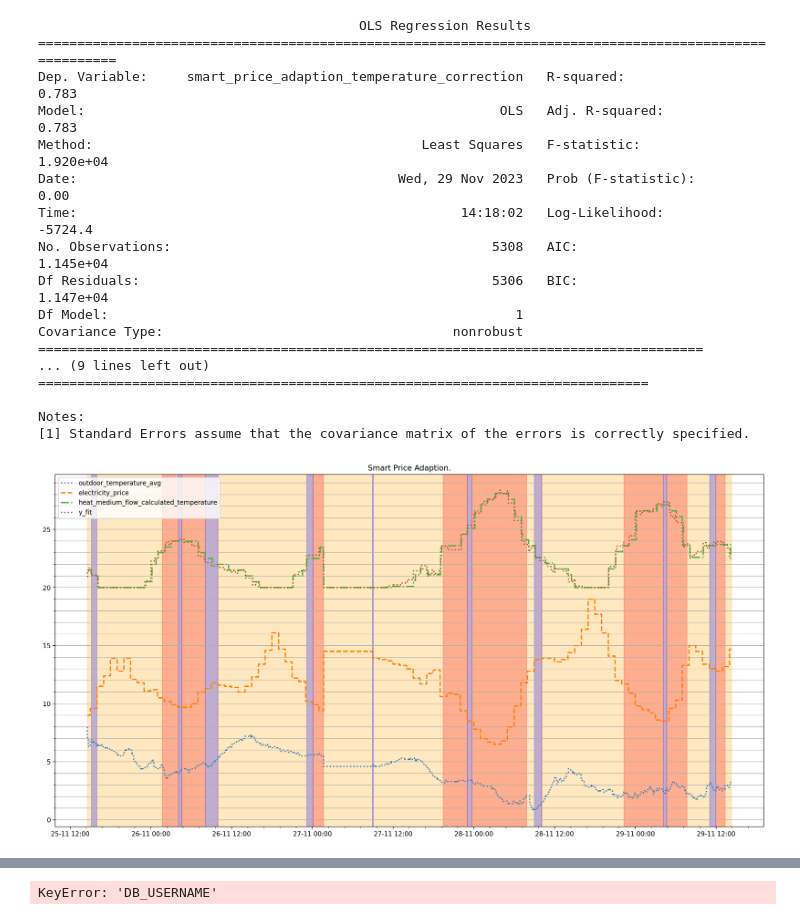
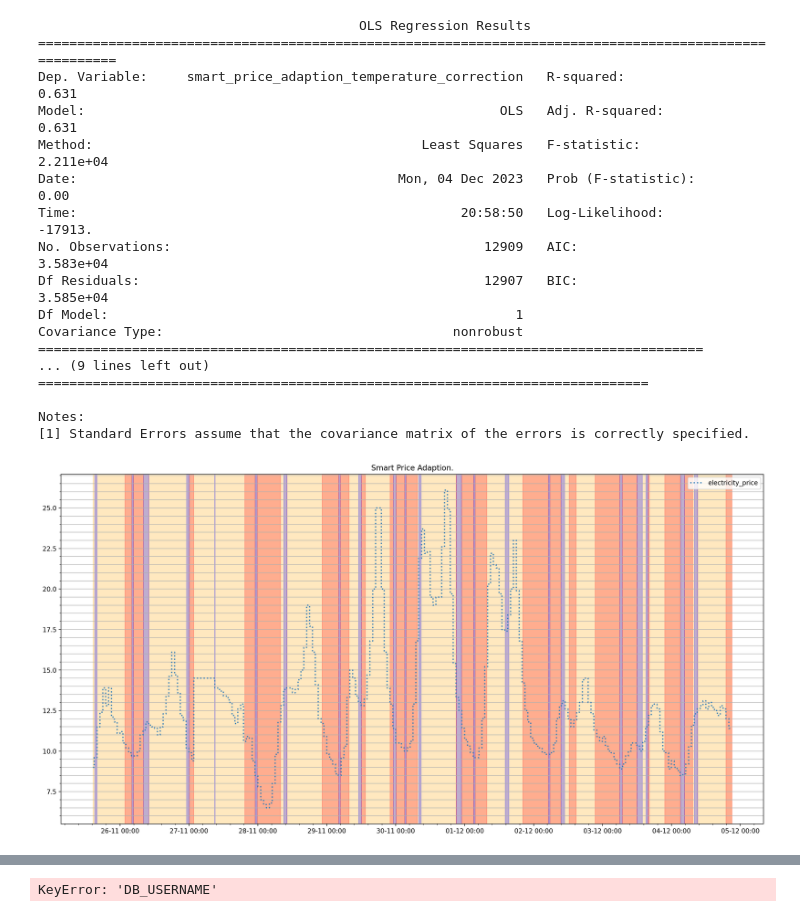
Before and after one commit to bas-vonk/enlighted, a Jupyter notebook: analytics.ipynb, the cells around one changed output, grey strips where cells are left out. Drawn from its saved outputs; the diff is of its cells as text; code cells hidden in the pictures.

```diff
--- a/analytics.ipynb
+++ b/analytics.ipynb
@@ -35,7 +35,7 @@ pd.set_option('display.max_columns', None)
 pd.set_option('display.max_rows', None)
 # %%
 # Load the parameter dictionary
-with open("minimal_footprint/integrations/nibe/F1255PCv2.json") as f:
+with open("backend/minimal_footprint/integrations/nibe/F1255PCv2.json") as f:
     parameter_dict = json.load(f)
     parameter_list = parameter_dict['settings'] + parameter_dict['system_values'] + parameter_dict['sensors']
     parameters = {parameter['parameter_id']: parameter for parameter in parameter_list}
@@ -179,13 +179,13 @@ print(model.summary())
 # %% [output]
                                          OLS Regression Results
 =======================================================================================================
-Dep. Variable:     smart_price_adaption_temperature_correction   R-squared:                       0.783
-Model:                                                     OLS   Adj. R-squared:                  0.783
-Method:                                          Least Squares   F-statistic:                 1.920e+04
-Date:                                         Wed, 29 Nov 2023   Prob (F-statistic):               0.00
-Time:                                                 14:18:02   Log-Likelihood:                -5724.4
-No. Observations:                                         5308   AIC:                         1.145e+04
-Df Residuals:                                             5306   BIC:                         1.147e+04
+Dep. Variable:     smart_price_adaption_temperature_correction   R-squared:                       0.631
+Model:                                                     OLS   Adj. R-squared:                  0.631
+Method:                                          Least Squares   F-statistic:                 2.211e+04
+Date:                                         Mon, 04 Dec 2023   Prob (F-statistic):               0.00
+Time:                                                 20:58:50   Log-Likelihood:                -17913.
+No. Observations:                                        12909   AIC:                         3.583e+04
+Df Residuals:                                            12907   BIC:                         3.585e+04
 Df Model:                                                    1
 Covariance Type:                                     nonrobust
 =====================================================================================
@@ -197,24 +197,25 @@ Notes:
 # %%
 from sklearn import linear_model
 
 df_spa = df[['outdoor_temperature', 'smart_price_adaption_temperature_correction', 'heat_medium_flow_calculated_temperature']]
 df_spa = df_spa[df_spa['heat_medium_flow_calculated_temperature'] > 20]
 
 y = df_spa['heat_medium_flow_calculated_temperature']
 x = df_spa[['outdoor_temperature', 'smart_price_adaption_temperature_correction']]
 
 reg = linear_model.LinearRegression()
 reg.fit(x, y)
 
 reg.intercept_
 reg.coef_
 
 df['y_fit'] = reg.predict(df[['outdoor_temperature', 'smart_price_adaption_temperature_correction']])
 df['y_fit'] = df.apply(lambda row: max(row['y_fit'], 20) , axis=1)
 
-create_plot(df, 'Smart Price Adaption.', ['outdoor_temperature_avg', 'electricity_price', 'heat_medium_flow_calculated_temperature', 'y_fit'], {'heat_circuit_pump_is_running': 'orange', 'house_is_being_heated': 'red', 'hot_water_is_being_warmed_up': 'blue'})
+create_plot(df, 'Smart Price Adaption.', ['electricity_price'], {'heat_circuit_pump_is_running': 'orange', 'house_is_being_heated': 'red', 'hot_water_is_being_warmed_up': 'blue'})
+# create_plot(df, 'Smart Price Adaption.', ['outdoor_temperature_avg', 'electricity_price', 'heat_medium_flow_calculated_temperature', 'y_fit'], {'heat_circuit_pump_is_running': 'orange', 'house_is_being_heated': 'red', 'hot_water_is_being_warmed_up': 'blue'})
 # %% [output]
-[figure, old version]
+[figure, new version]
 # %%
 create_plot(df, 'Smart price adaption temperature correction.', ['smart_price_adaption_temperature_correction'], {'heat_circuit_pump_is_running': 'orange', 'house_is_being_heated': 'red', 'hot_water_is_being_warmed_up': 'blue'})
 # %% [output]
```
Also changed, not shown: parts of 6 cells of this notebook, 50 other files.
